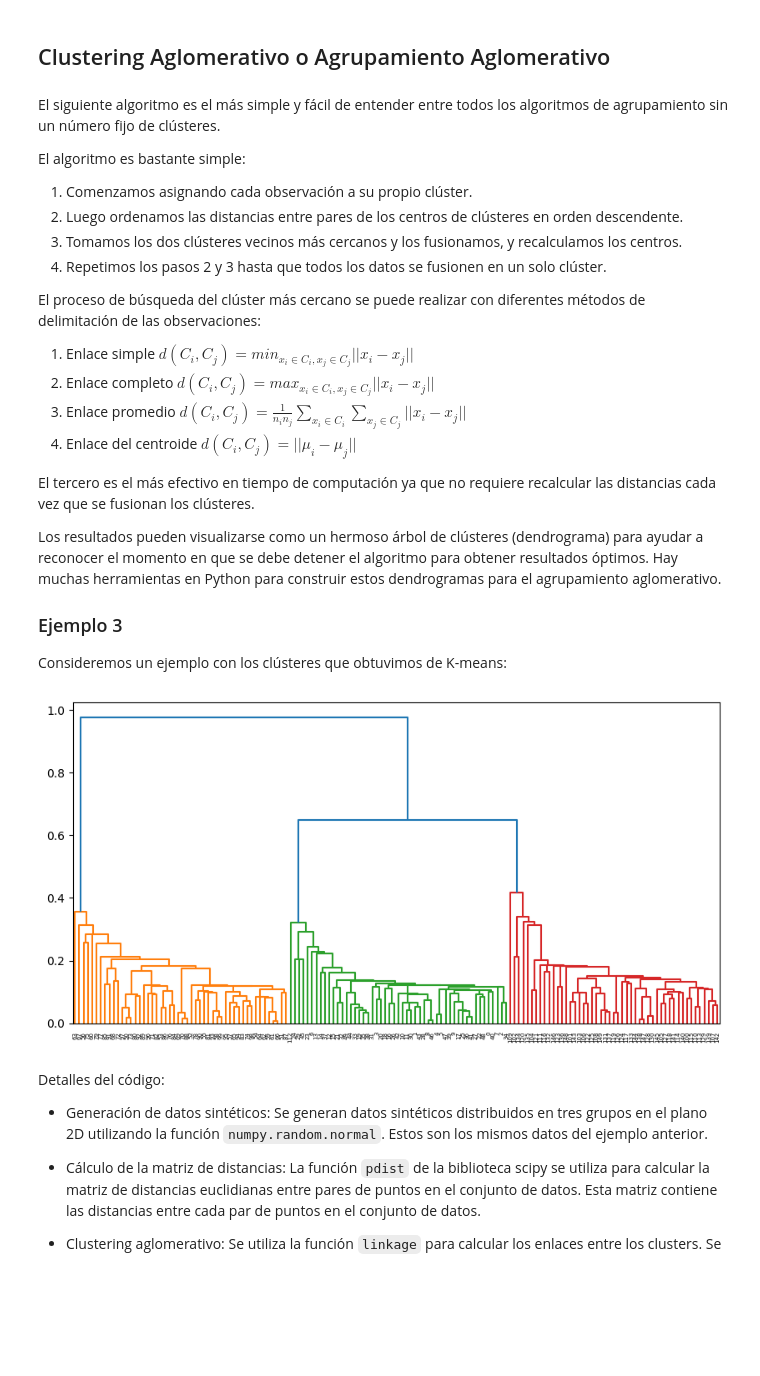
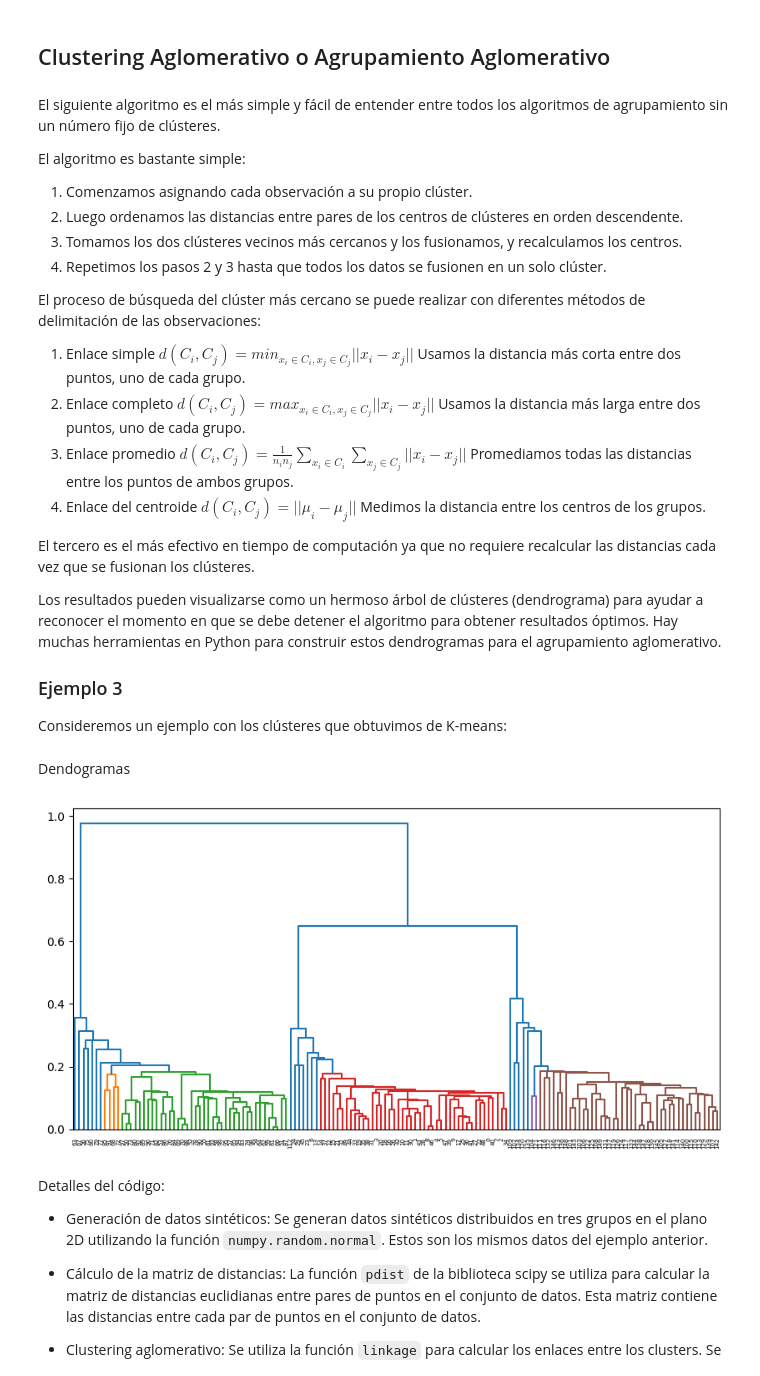
Before and after one commit to contreras-juan/UPTC_Diplomado_Ciencia_de_Datos, a Jupyter notebook: metodos_no_supervisados/clustering.ipynb, the cells around one changed output. Cells and saved outputs as stored; diff of their text form; code cells hidden in the pictures; blank space fills up the shorter version.

```diff
--- a/metodos_no_supervisados/clustering.ipynb
+++ b/metodos_no_supervisados/clustering.ipynb
@@ -247,13 +245,13 @@ El algoritmo es bastante simple:
 
 El proceso de búsqueda del clúster más cercano se puede realizar con diferentes métodos de delimitación de las observaciones:
 1. Enlace simple
-$d(C_i, C_j) = min_{x_i \in C_i, x_j \in C_j} ||x_i - x_j||$
+$d(C_i, C_j) = min_{x_i \in C_i, x_j \in C_j} ||x_i - x_j||$ Usamos la distancia más corta entre dos puntos, uno de cada grupo.
 2. Enlace completo
-$d(C_i, C_j) = max_{x_i \in C_i, x_j \in C_j} ||x_i - x_j||$
+$d(C_i, C_j) = max_{x_i \in C_i, x_j \in C_j} ||x_i - x_j||$ Usamos la distancia más larga entre dos puntos, uno de cada grupo.
 3. Enlace promedio
-$d(C_i, C_j) = \frac{1}{n_i n_j} \sum_{x_i \in C_i} \sum_{x_j \in C_j} ||x_i - x_j||$
+$d(C_i, C_j) = \frac{1}{n_i n_j} \sum_{x_i \in C_i} \sum_{x_j \in C_j} ||x_i - x_j||$ Promediamos todas las distancias entre los puntos de ambos grupos.
 4. Enlace del centroide
-$d(C_i, C_j) = ||\mu_i - \mu_j||$
+$d(C_i, C_j) = ||\mu_i - \mu_j||$ Medimos la distancia entre los centros de los grupos.
 
 El tercero es el más efectivo en tiempo de computación ya que no requiere recalcular las distancias cada vez que se fusionan los clústeres.
 
@@ -262,32 +260,34 @@ Los resultados pueden visualizarse como un hermoso árbol de clústeres (dendrog
 ### Ejemplo 3
 
 Consideremos un ejemplo con los clústeres que obtuvimos de K-means:
+# %% [markdown]
+Dendogramas
 # %%
 import numpy as np
 import matplotlib.pyplot as plt
 from scipy.cluster import hierarchy
 from scipy.spatial.distance import pdist
 
 X = np.zeros((150, 2))
 
 np.random.seed(seed=42)
 X[:50, 0] = np.random.normal(loc=0.0, scale=.3, size=50)
 X[:50, 1] = np.random.normal(loc=0.0, scale=.3, size=50)
 
 X[50:100, 0] = np.random.normal(loc=2.0, scale=.5, size=50)
 X[50:100, 1] = np.random.normal(loc=-1.0, scale=.2, size=50)
 
 X[100:150, 0] = np.random.normal(loc=-1.0, scale=.2, size=50)
 X[100:150, 1] = np.random.normal(loc=2.0, scale=.5, size=50)
 
 # pdist will calculate the upper triangle of the pairwise distance matrix
 distance_mat = pdist(X)
 # linkage — is an implementation if agglomerative algorithm
 Z = hierarchy.linkage(distance_mat, 'single')
 plt.figure(figsize=(10, 5))
-dn = hierarchy.dendrogram(Z, color_threshold=0.5)
+dn = hierarchy.dendrogram(Z, color_threshold=0.2)
 # %% [output]
-[figure, old version]
+[figure, new version]
 # %% [markdown]
 Detalles del código:
 
```
Also changed, not shown: parts of 9 cells of this notebook, 3 other files.
